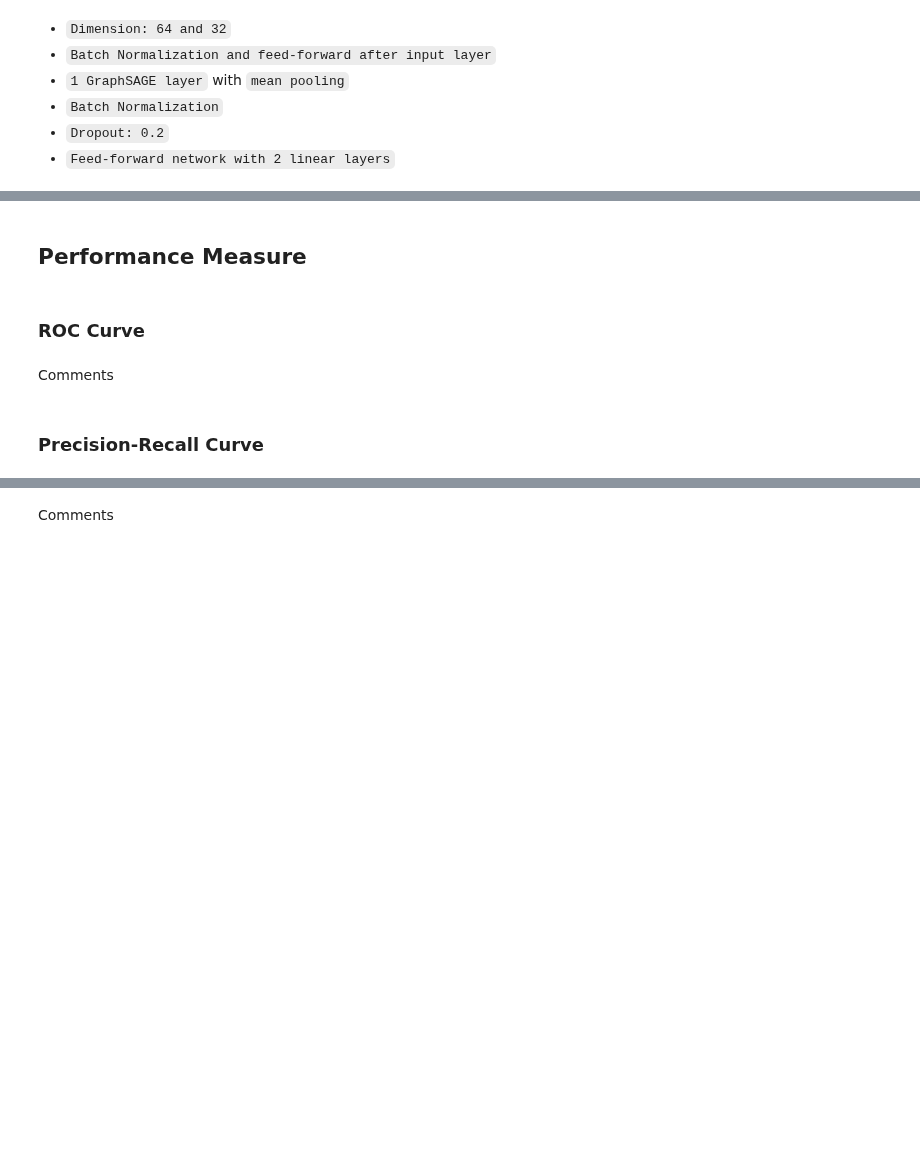
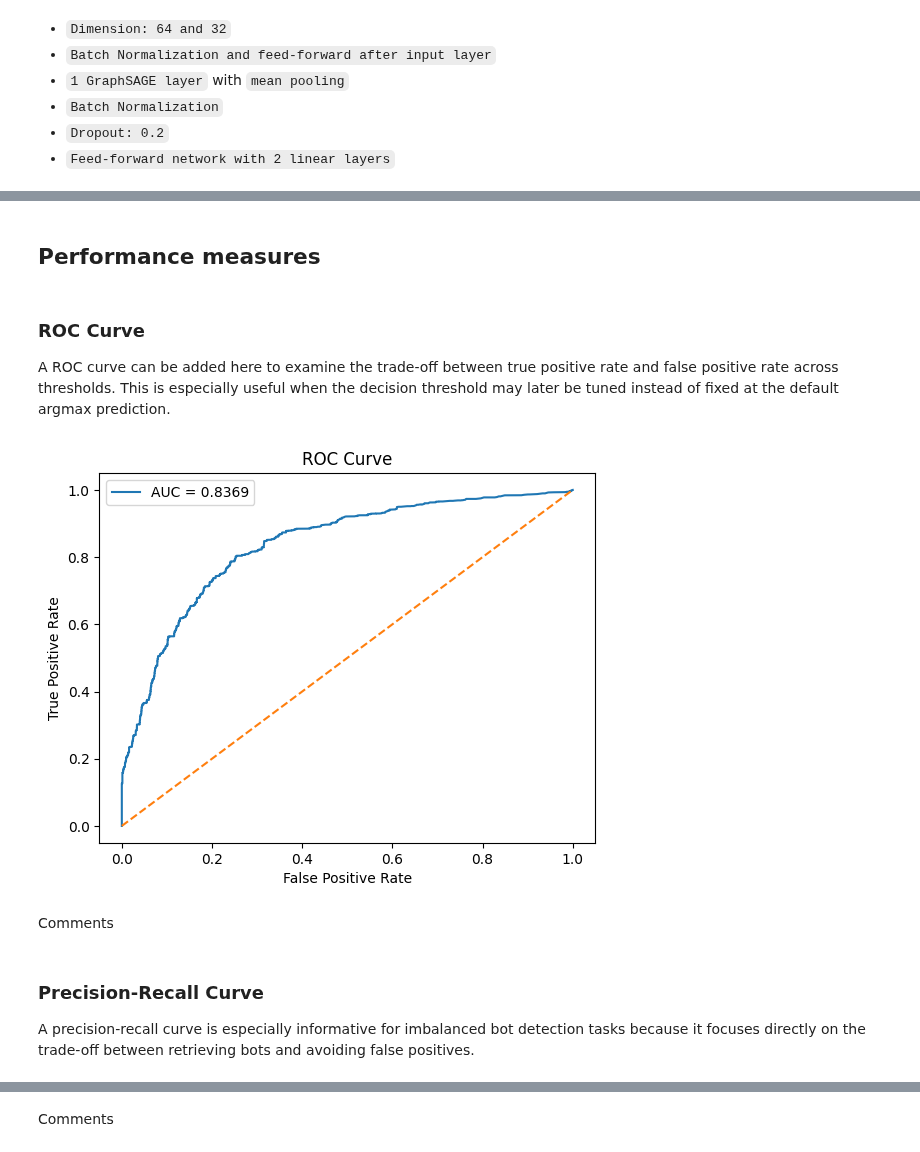
Before and after one commit to iiank/Twitter-Bot-Fraud-Detection, a Jupyter notebook: graph.ipynb, the cells around one changed output, grey strips where cells are left out. Saved outputs shown, nothing was run; the diff lists cells and outputs as text; code cells hidden in the pictures; blank space fills up the shorter version.

```diff
--- a/graph.ipynb
+++ b/graph.ipynb
@@ -1018,8 +1384,54 @@ Several important hyperparameters:
 # %% [markdown]
-## Performance Measure
+## Performance measures
+# %%
+@torch.no_grad()
+def get_probs_rgcn(model, loader, device):
+    model.eval()
+
+    all_probs = []
+    all_true = []
+
+    for batch in loader:
+        batch = batch.to(device)
+
+        out = model(batch.x, batch.edge_index, batch.edge_type)
+
+        seed_count = batch.batch_size
+        logits = out[:seed_count]
+
+        probs = torch.softmax(logits, dim=1)[:, 1]  # probability of class 1 (bot)
+
+        all_probs.append(probs.cpu())
+        all_true.append(batch.y[:seed_count].cpu())
+
+    y_true = torch.cat(all_true).numpy()
+    y_probs = torch.cat(all_probs).numpy()
+
+    return y_true, y_probs
 # %% [markdown]
 ### ROC Curve
+A ROC curve can be added here to examine the trade-off between true positive rate and false positive rate across thresholds. This is especially useful when the decision threshold may later be tuned instead of fixed at the default argmax prediction.
+# %%
+from sklearn.metrics import roc_curve, auc
+import matplotlib.pyplot as plt
+
+y_true, y_probs = get_probs_rgcn(model, test_loader, device)
+
+fpr, tpr, thresholds = roc_curve(y_true, y_probs)
+roc_auc = auc(fpr, tpr)
+
+plt.figure()
+plt.plot(fpr, tpr, label=f"AUC = {roc_auc:.4f}")
+plt.plot([0, 1], [0, 1], linestyle="--")
+plt.xlabel("False Positive Rate")
+plt.ylabel("True Positive Rate")
+plt.title("ROC Curve")
+plt.legend()
+plt.show()
+# %% [output]
+[figure, added]
 # %% [markdown]
 Comments
 # %% [markdown]
 ### Precision-Recall Curve
+A precision-recall curve is especially informative for imbalanced bot detection tasks because it focuses directly on the trade-off between retrieving bots and avoiding false positives.
```
Also changed, not shown: parts of 37 cells of this notebook.
